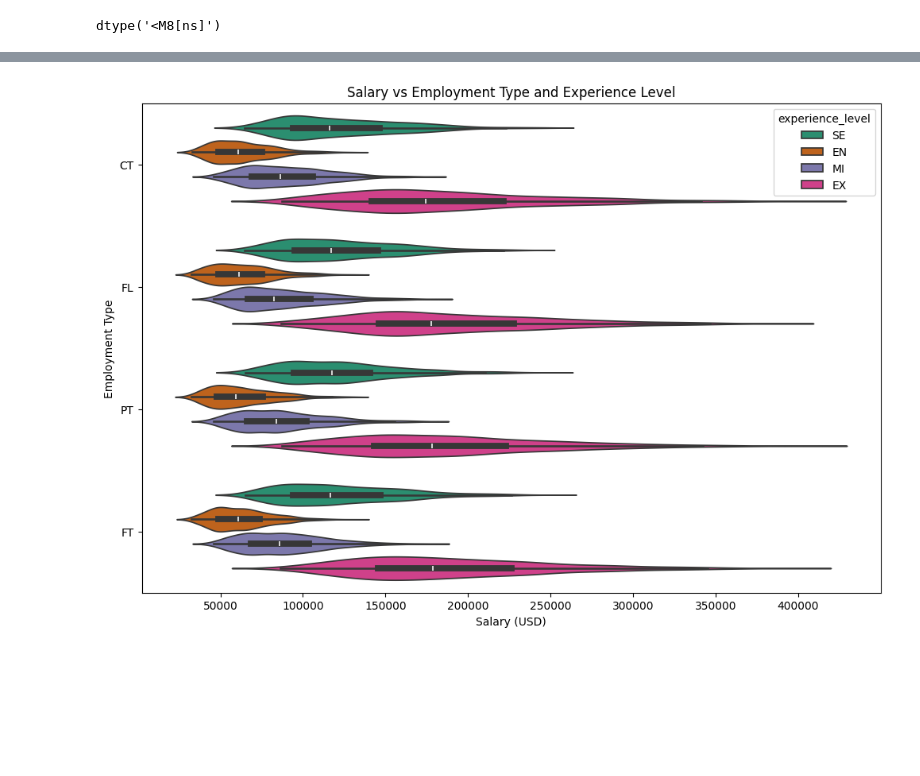
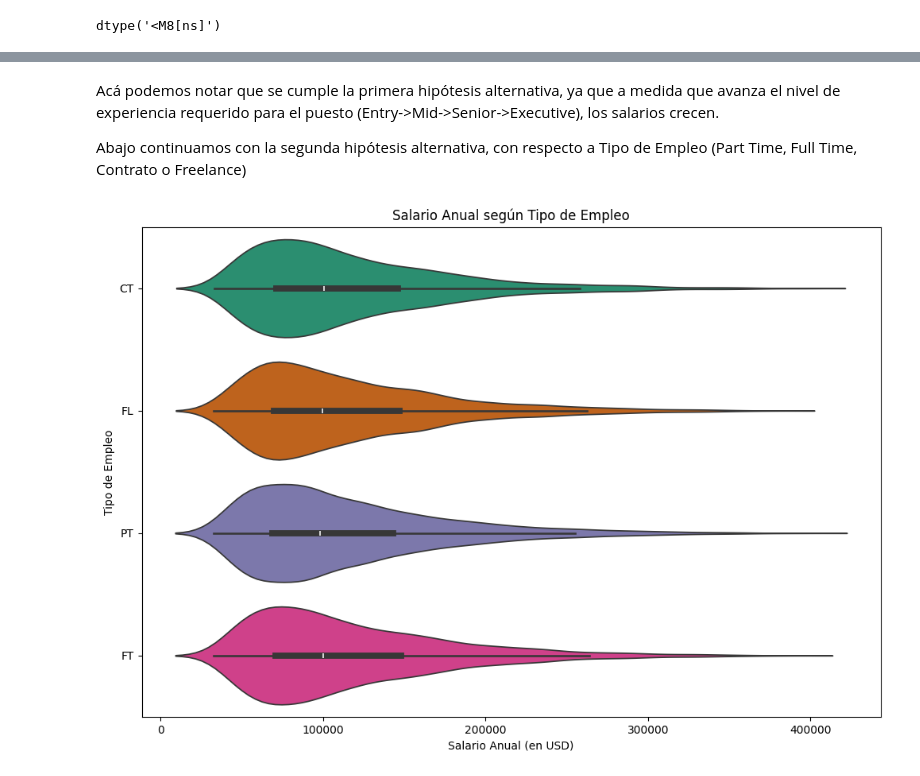
Before and after one commit to EzeRivero/DataScienceCoder, a Jupyter notebook: ProyectoDSParteIRivero.ipynb, the cells around one changed output, grey strips where cells are left out. Saved outputs shown, nothing was run; the diff lists cells and outputs as text; code cells hidden in the pictures; blank space fills up the shorter version.

```diff
--- a/ProyectoDSParteIRivero.ipynb
+++ b/ProyectoDSParteIRivero.ipynb
@@ -133,12 +149,13 @@ df.describe(include=object)
+# %% [markdown]
+Acá podemos notar que se cumple la primera hipótesis alternativa, ya que a medida que avanza el nivel de experiencia requerido para el puesto (Entry->Mid->Senior->Executive), los salarios crecen.
+
+Abajo continuamos con la segunda hipótesis alternativa, con respecto a Tipo de Empleo (Part Time, Full Time, Contrato o Freelance)
 # %%
-from matplotlib import pyplot as plt
-import seaborn as sns
-
 plt.figure(figsize=(12, 8))
-sns.violinplot(data=df, x='salary_usd', y='employment_type', hue='experience_level', inner='box', palette='Dark2')
-plt.title('Salary vs Employment Type and Experience Level')
-plt.xlabel('Salary (USD)')
-plt.ylabel('Employment Type')
+sns.violinplot(data=df, x='salary_usd', y='employment_type', hue='employment_type', inner='box', palette='Dark2')
+plt.title('Salario Anual según Tipo de Empleo')
+plt.xlabel('Salario Anual (en USD)')
+plt.ylabel('Tipo de Empleo')
 plt.show()
 # %% [output]
-[figure, old version]
+[figure, new version]
```
Also changed, not shown: parts of 18 cells of this notebook.
